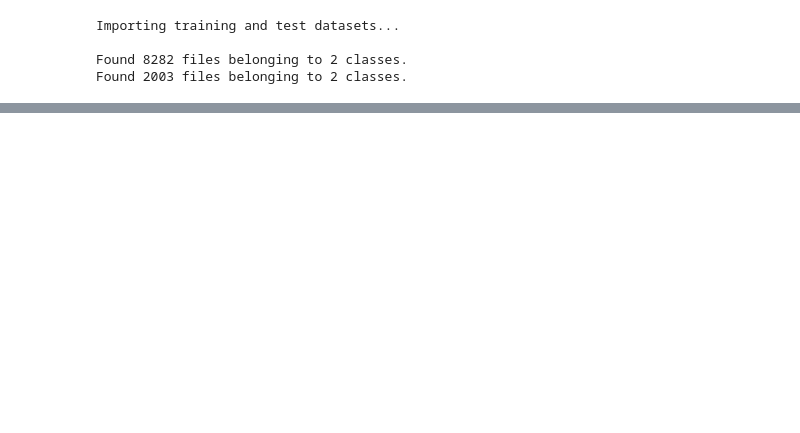
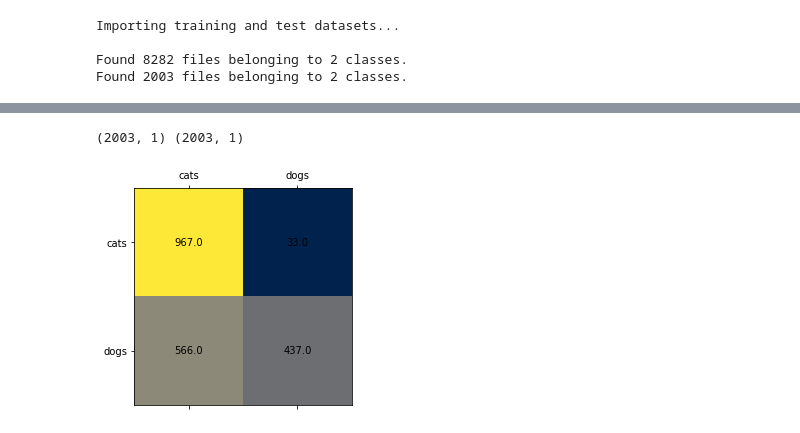
Before and after one commit to geoffcorvera/cnn, a Jupyter notebook: catdog.ipynb, the cells around one changed output, grey strips where cells are left out. Saved outputs shown, nothing was run; the diff lists cells and outputs as text; code cells hidden in the pictures; blank space fills up the shorter version.

```diff
--- a/catdog.ipynb
+++ b/catdog.ipynb
@@ -227,0 +265,16 @@ show_conf_mat(preds.reshape(-1), truths.reshape(-1), test_ds.class_names)
+# %%
+def get_subnet(original, nlayers):
+  sub = keras.Sequential()
+
+  for i,l in enumerate(pre_model.layers):
+    if i > nlayers:
+      break
+    sub.add(l)
+
+  return sub
+
+sub_net = get_subnet(pre_model, 18)
+sub_net.summary()
+
+# Transfer head to sub-network
+sub_net = binary_img_classifier(sub_net)
@@ -227,0 +322,6 @@ show_conf_mat(preds.reshape(-1), truths.reshape(-1), test_ds.class_names)
+# %%
+preds, truths = get_preds_labels(sub_net, test_ds)
+show_conf_mat(preds.reshape(-1), truths.reshape(-1), test_ds.class_names)
+# %% [output]
+(2003, 1) (2003, 1)
+[figure, added]
```
Also changed, not shown: parts of 25 cells of this notebook.
